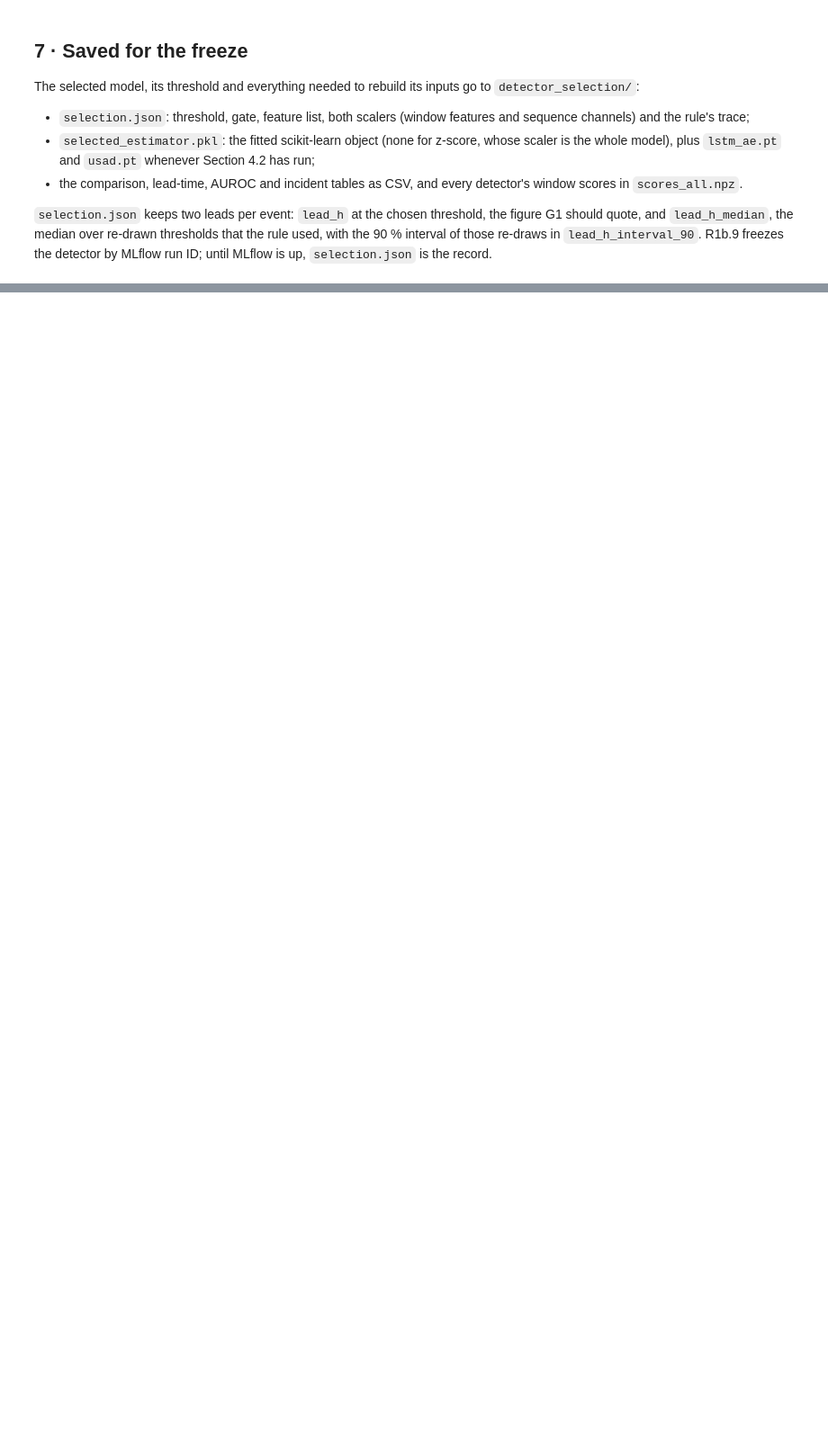
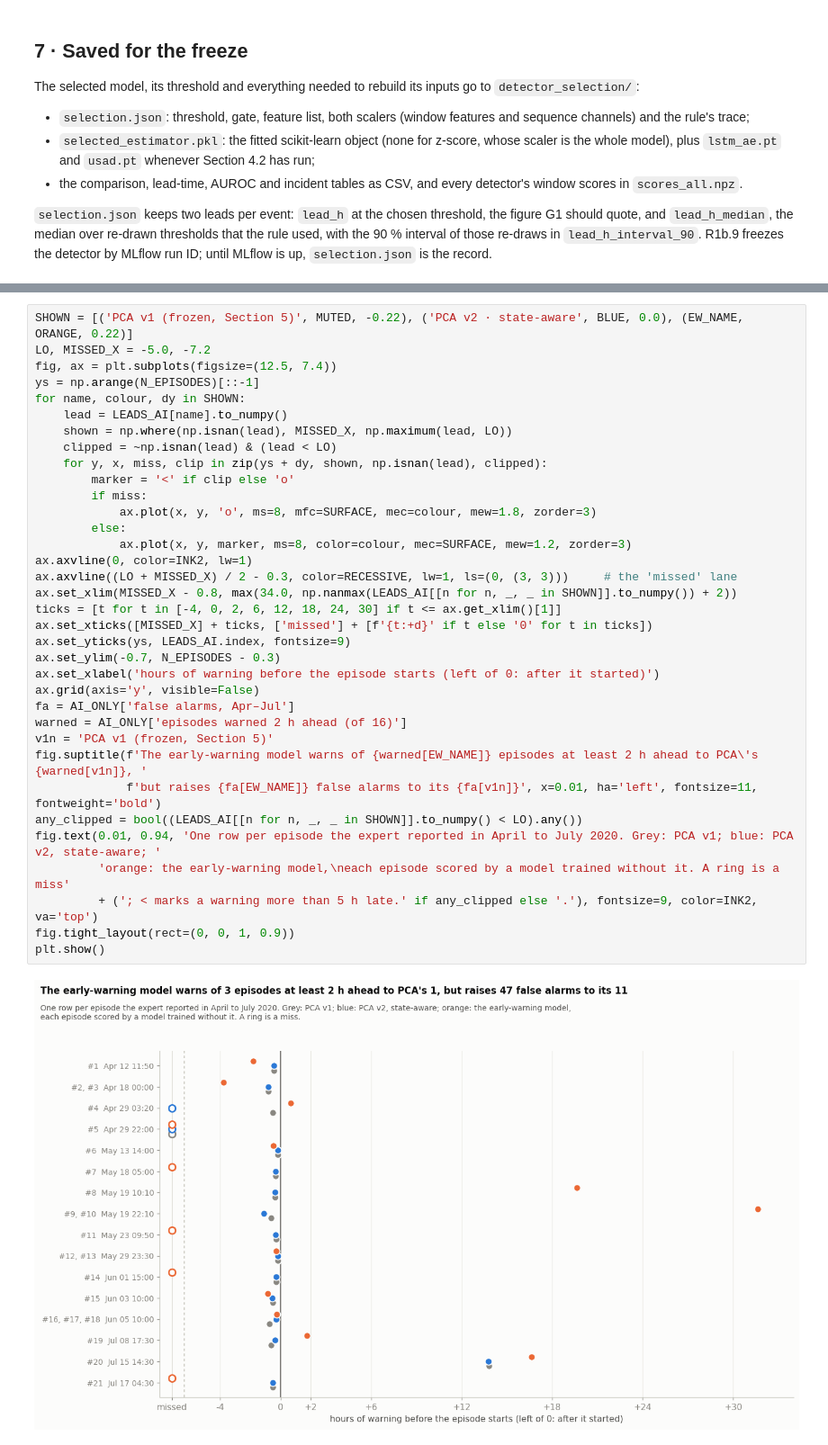
Before and after one commit to roshcs-mpsai/PdM-Agent, a Jupyter notebook: notebooks/detector_selection.ipynb, the cells around one changed output, grey strips where cells are left out. Shown at 90% size. Cells and saved outputs as stored; diff of their text form; blank space fills up the shorter version.

```diff
--- a/notebooks/detector_selection.ipynb
+++ b/notebooks/detector_selection.ipynb
@@ -1581,0 +2914,37 @@ saved: auroc.csv, comparison.csv, incidents_healthy_weeks.csv, incidents_test_bl
+# %%
+SHOWN = [('PCA v1 (frozen, Section 5)', MUTED, -0.22), ('PCA v2 · state-aware', BLUE, 0.0), (EW_NAME, ORANGE, 0.22)]
+LO, MISSED_X = -5.0, -7.2
+fig, ax = plt.subplots(figsize=(12.5, 7.4))
+ys = np.arange(N_EPISODES)[::-1]
+for name, colour, dy in SHOWN:
+    lead = LEADS_AI[name].to_numpy()
+    shown = np.where(np.isnan(lead), MISSED_X, np.maximum(lead, LO))
+    clipped = ~np.isnan(lead) & (lead < LO)
+    for y, x, miss, clip in zip(ys + dy, shown, np.isnan(lead), clipped):
+        marker = '<' if clip else 'o'
+        if miss:
+            ax.plot(x, y, 'o', ms=8, mfc=SURFACE, mec=colour, mew=1.8, zorder=3)
+        else:
+            ax.plot(x, y, marker, ms=8, color=colour, mec=SURFACE, mew=1.2, zorder=3)
+ax.axvline(0, color=INK2, lw=1)
+ax.axvline((LO + MISSED_X) / 2 - 0.3, color=RECESSIVE, lw=1, ls=(0, (3, 3)))     # the 'missed' lane
+ax.set_xlim(MISSED_X - 0.8, max(34.0, np.nanmax(LEADS_AI[[n for n, _, _ in SHOWN]].to_numpy()) + 2))
+ticks = [t for t in [-4, 0, 2, 6, 12, 18, 24, 30] if t <= ax.get_xlim()[1]]
+ax.set_xticks([MISSED_X] + ticks, ['missed'] + [f'{t:+d}' if t else '0' for t in ticks])
+ax.set_yticks(ys, LEADS_AI.index, fontsize=9)
+ax.set_ylim(-0.7, N_EPISODES - 0.3)
+ax.set_xlabel('hours of warning before the episode starts (left of 0: after it started)')
+ax.grid(axis='y', visible=False)
+fa = AI_ONLY['false alarms, Apr–Jul']
+warned = AI_ONLY['episodes warned 2 h ahead (of 16)']
+v1n = 'PCA v1 (frozen, Section 5)'
+fig.suptitle(f'The early-warning model warns of {warned[EW_NAME]} episodes at least 2 h ahead to PCA\'s {warned[v1n]}, '
+             f'but raises {fa[EW_NAME]} false alarms to its {fa[v1n]}', x=0.01, ha='left', fontsize=11, fontweight='bold')
+any_clipped = bool((LEADS_AI[[n for n, _, _ in SHOWN]].to_numpy() < LO).any())
+fig.text(0.01, 0.94, 'One row per episode the expert reported in April to July 2020. Grey: PCA v1; blue: PCA v2, state-aware; '
+         'orange: the early-warning model,\neach episode scored by a model trained without it. A ring is a miss'
+         + ('; < marks a warning more than 5 h late.' if any_clipped else '.'), fontsize=9, color=INK2, va='top')
+fig.tight_layout(rect=(0, 0, 1, 0.9))
+plt.show()
+# %% [output]
+[figure, added]
```
Also changed, not shown: parts of 40 cells of this notebook.
